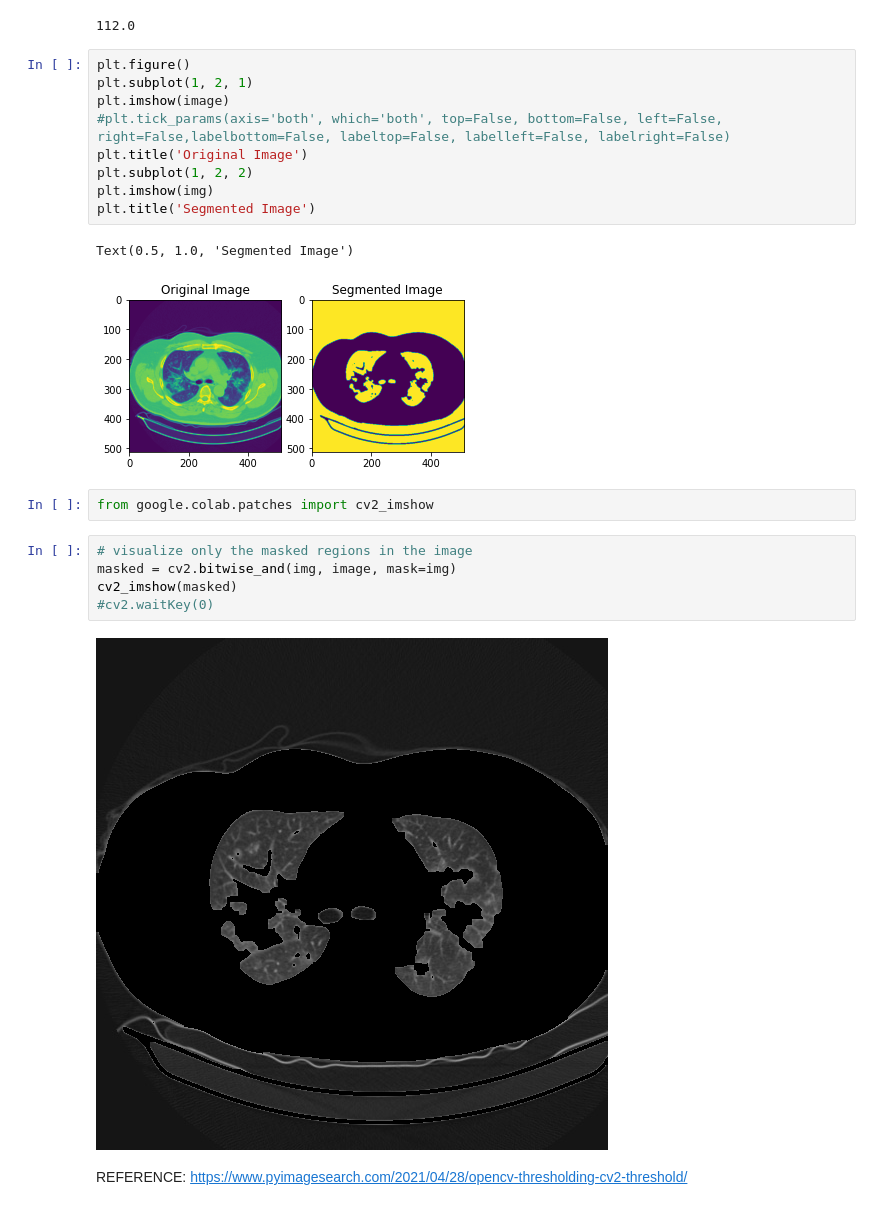
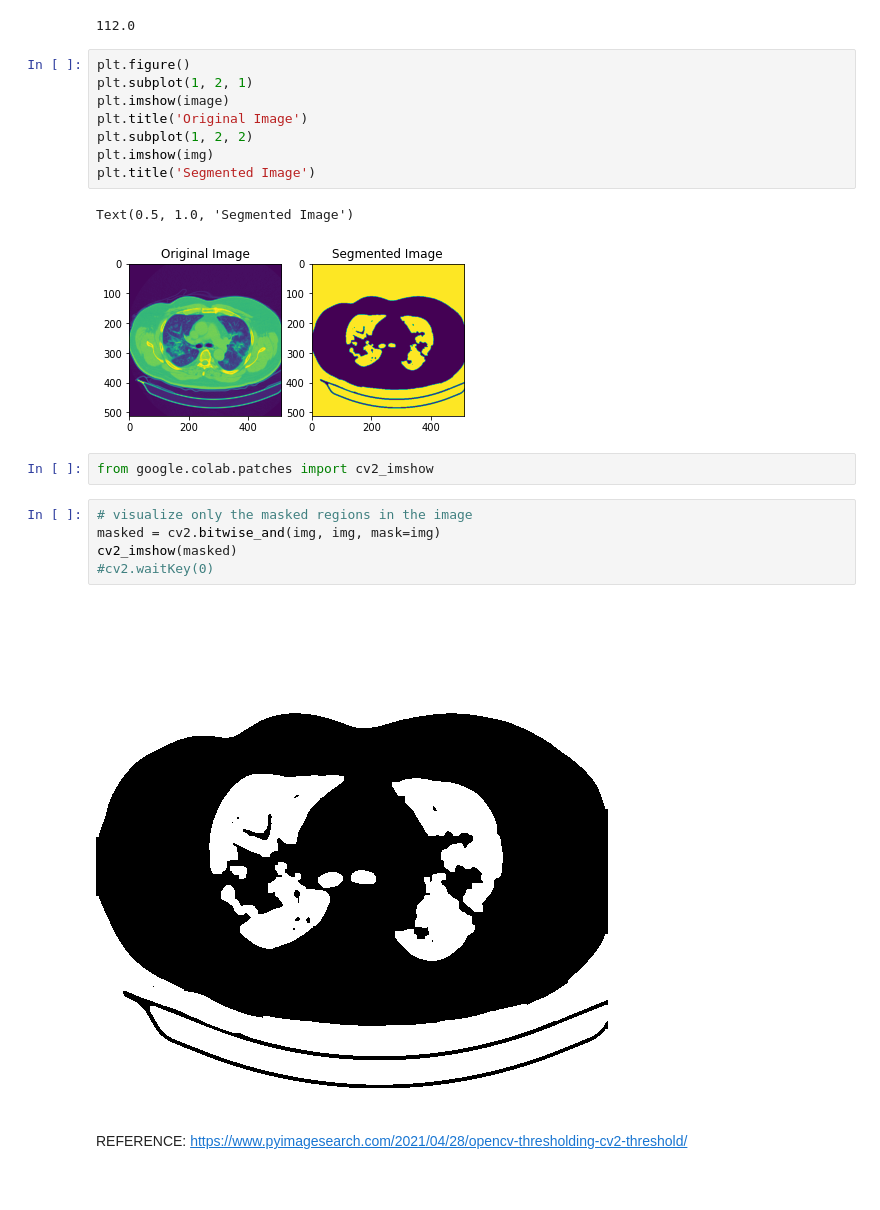
Before and after one commit to kenanmorani/Images_Preprocessing, a Jupyter notebook: Image_Segmentation_Methods_Comparison.ipynb, the cells around one changed output. Saved outputs shown, nothing was run; the diff lists cells and outputs as text.

```diff
--- a/Image_Segmentation_Methods_Comparison.ipynb
+++ b/Image_Segmentation_Methods_Comparison.ipynb
@@ -45,7 +45,6 @@ T
 plt.figure()
 plt.subplot(1, 2, 1)
 plt.imshow(image)
-#plt.tick_params(axis='both', which='both', top=False, bottom=False, left=False, right=False,labelbottom=False, labeltop=False, labelleft=False, labelright=False)
 plt.title('Original Image')
 plt.subplot(1, 2, 2)
 plt.imshow(img)
@@ -57,11 +56,11 @@ Text(0.5, 1.0, 'Segmented Image')
 from google.colab.patches import cv2_imshow
 # %%
 # visualize only the masked regions in the image
-masked = cv2.bitwise_and(img, image, mask=img)
+masked = cv2.bitwise_and(img, img, mask=img)
 cv2_imshow(masked)
 #cv2.waitKey(0)
 # %% [output]
-[figure, old version]
+[figure, new version]
 # %% [markdown]
 REFERENCE:
 https://www.pyimagesearch.com/2021/04/28/opencv-thresholding-cv2-threshold/
```
Also changed, not shown: parts of 12 cells of this notebook.
